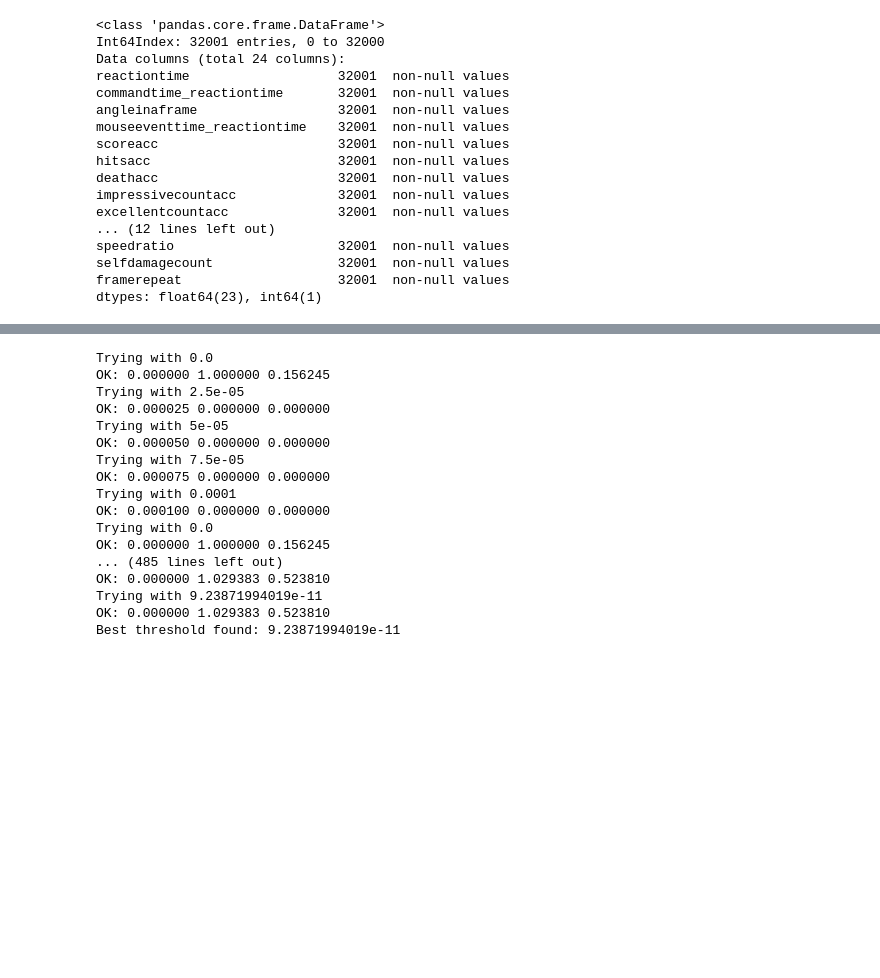
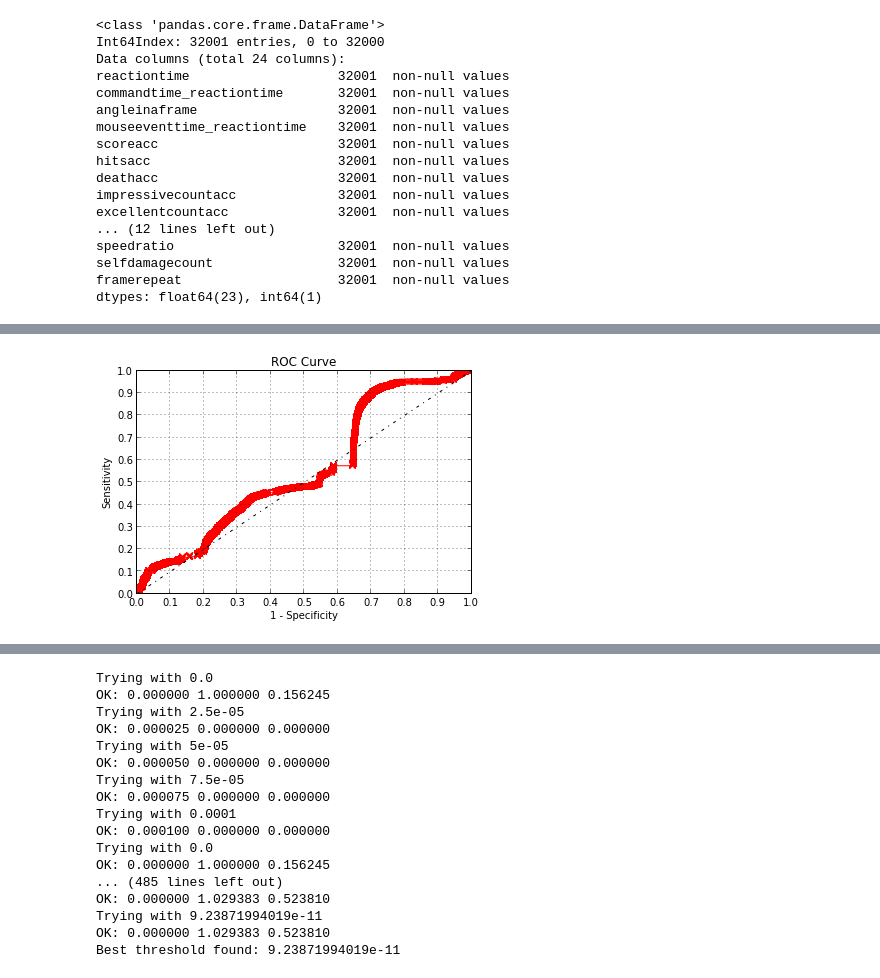
Before and after one commit to lrq3000/oacs, a Jupyter notebook: ipynb/Dataset Analysis.ipynb, the cells around one changed output, grey strips where cells are left out. Drawn from its saved outputs; the diff is of its cells as text; code cells hidden in the pictures; blank space fills up the shorter version.

```diff
--- a/ipynb/Dataset Analysis.ipynb
+++ b/ipynb/Dataset Analysis.ipynb
@@ -521,8 +532,11 @@ False
 #X = runner.vars['X']
 Mu = runner.vars['Mu']
 Sigma2 = runner.vars['Sigma2']
-Predictions = []
+Predictions = pd.DataFrame(index=Xtest.index, columns=[0])
 for row in Xtest.index:
-    Prediction = runner.classifier.predict(X=Xtest.iloc[row], Mu=Mu, Sigma2=Sigma2)
-    Predictions.append(Prediction['Prediction'])
-Predictions = pd.DataFrame(Predictions)
+    Prediction = runner.classifier.predict(X=Xtest.ix[row,:], Mu=Mu, Sigma2=Sigma2)
+    Predictions.ix[row,:] = Prediction['Prediction']
+# %%
+# Get the indexes in ascending order
+Pind = Predictions.sort_index(axis=0, by=[0], ascending=True).index
+print(Predictions.ix[Pind,:].iloc[300:320])
@@ -528,0 +766,14 @@ Predictions = pd.DataFrame(Predictions)
+# %%
+# Compute the ROC points
+ROC = pd.DataFrame(index=Pind, columns=['x', 'y'], dtype='float64')
+for i, ind in enumerate(Pind):
+    tp = CM[ind]['TP']
+    fp = CM[ind]['FP']
+    fn = CM[ind]['FN']
+    tn = CM[ind]['TN']
+    recall = float(tp) / float(tp + fn) # Recall aka Sensitivity
+    antispecificity = 1.0 - (float(tn) / float(tn + fp)) # 1 - specificity, specificity aka True Negative Rate
+    ROC.ix[ind, 'x'] = antispecificity
+    ROC.ix[ind, 'y'] = recall
+
+print(ROC)
@@ -528,0 +803,17 @@ Predictions = pd.DataFrame(Predictions)
+# %%
+# Print the ROC curve
+plt.plot(ROC.ix[:,'x'], ROC.ix[:,'y'], 'rx-')
+plt.plot([0.0,1.0], [0.0,1.0],'k-.')
+plt.ylim((0,1))
+plt.xlim((0,1))
+plt.xticks(plt.arange(0,1.1,.1))
+plt.yticks(plt.arange(0,1.1,.1))
+plt.grid(True)
+#cax = plt.gca()
+#cax.set_aspect('equal')
+plt.xlabel('1 - Specificity')
+plt.ylabel('Sensitivity')
+plt.title('ROC Curve')
+plt.show()
+# %% [output]
+[figure, added]
```
Also changed, not shown: parts of 18 cells of this notebook, 1 other file.
